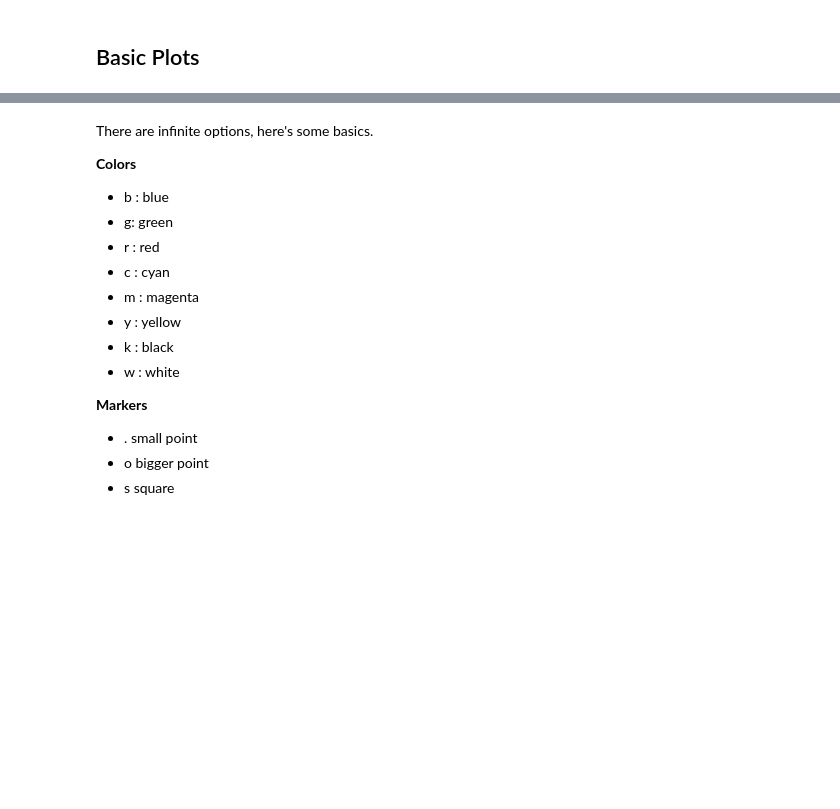
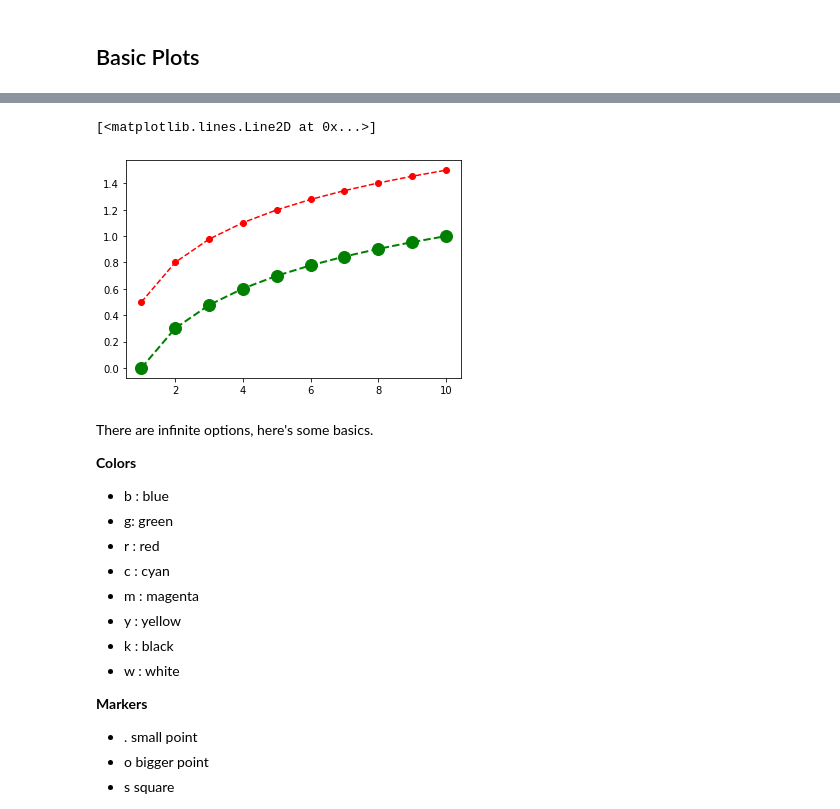
Before and after one commit to mdaugherity/PatternRecognition2020, a Jupyter notebook: Tutorial 3 - Plots with matplotlib.ipynb, the cells around one changed output, grey strips where cells are left out. Cells and saved outputs as stored; diff of their text form; code cells hidden in the pictures; blank space fills up the shorter version.

```diff
--- a/Tutorial 3 - Plots with matplotlib.ipynb
+++ b/Tutorial 3 - Plots with matplotlib.ipynb
@@ -45,3 +45,11 @@ plt.plot(x, x + 7, linestyle=':');  # dotted
+# %%
+x = np.linspace(1,10,10)
+y = np.log10(x)
+plt.plot(x, y, color='green', marker='o', linestyle='dashed', linewidth=2, markersize=12)
+plt.plot(x, y+0.5, 'ro--')  # shortcut!
+# %% [output]
+[<matplotlib.lines.Line2D at 0x...>]
+[figure, added]
 # %% [markdown]
 There are infinite options, here's some basics.
 
```
Also changed, not shown: parts of 8 cells of this notebook, 2 other files.
